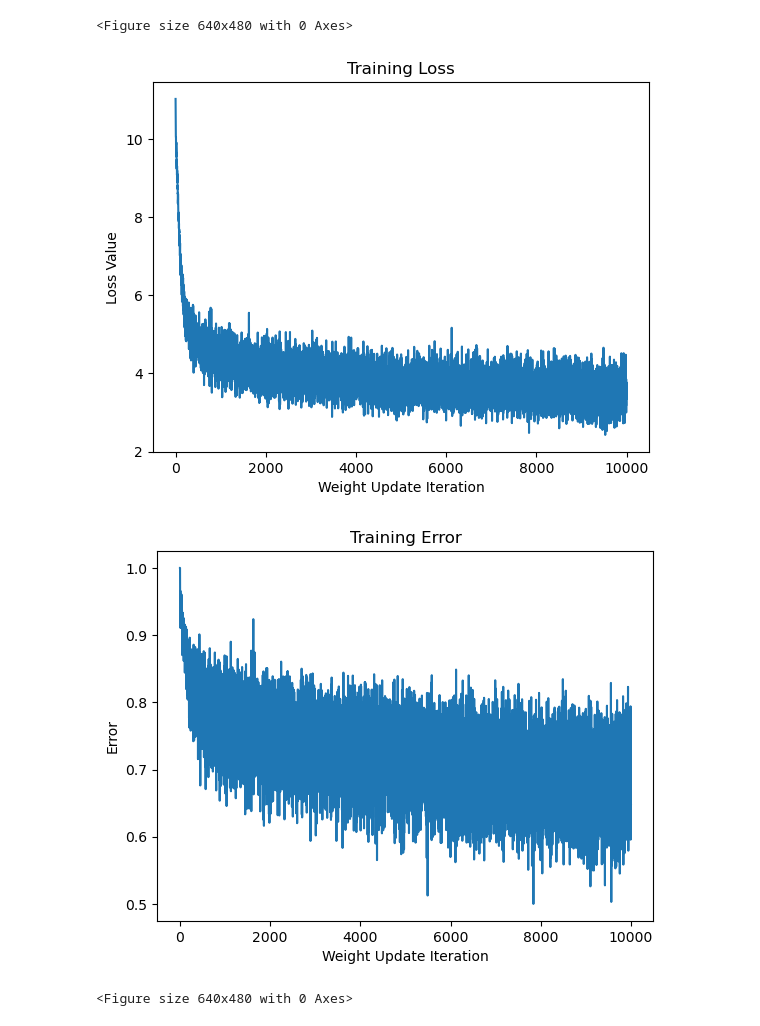
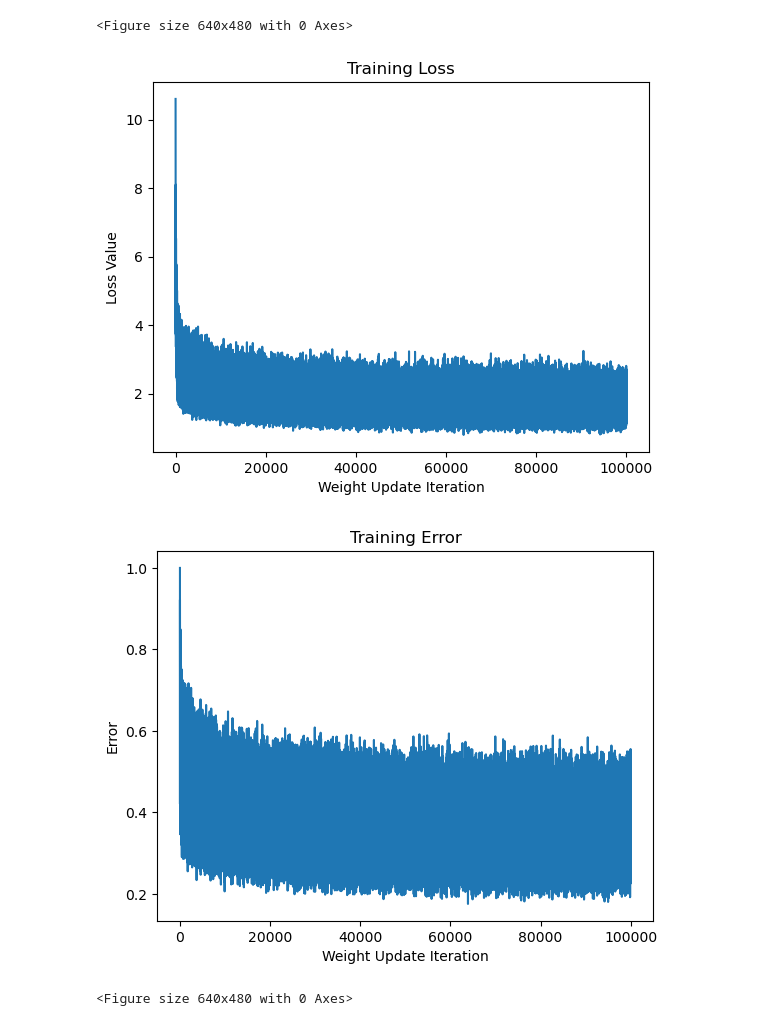
Before and after one commit to Scottskim30/ESE546Project, a Jupyter notebook: transformer.ipynb, the cells around one changed output. Cells and saved outputs as stored; diff of their text form; code cells hidden in the pictures.

```diff
--- a/transformer.ipynb
+++ b/transformer.ipynb
@@ -34,7 +34,9 @@ print(os.path.isdir(tokenized_dataset_path))
 
 def tokenization(example):
     from transformers import AutoTokenizer
-    tokenizer = AutoTokenizer.from_pretrained("EleutherAI/gpt-neo-125M")
+    # tokenizer = AutoTokenizer.from_pretrained("EleutherAI/gpt-neo-125M")
+    tokenizer = AutoTokenizer.from_pretrained("mistralai/Mistral-7B-v0.1")
+    # tokenizer.pad_token = tokenizer.eos_token
     tokenizer.pad_token = tokenizer.eos_token
     return tokenizer(example['text'], truncation=True)
 
@@ -46,7 +48,8 @@ def chunk_examples(examples):
     return {"text": chunks}
 
 def generate_tokenized_dataset(train: bool=True) -> DataLoader:
-    tokenizer = AutoTokenizer.from_pretrained("EleutherAI/gpt-neo-125M")
+    # tokenizer = AutoTokenizer.from_pretrained("EleutherAI/gpt-neo-125M")
+    tokenizer = AutoTokenizer.from_pretrained("mistralai/Mistral-7B-v0.1")
     tokenizer.pad_token = tokenizer.eos_token
     if train:
         dataset_type = "train"
@@ -71,6 +74,6 @@ def generate_tokenized_dataset(train: bool=True) -> DataLoader:
 
     tokenized_entries = tokenized_entries.remove_columns(["text"])
     data_collator = DataCollatorWithPadding(tokenizer=tokenizer, return_tensors="pt")
-    data_loader = DataLoader(tokenized_entries, batch_size=2, shuffle=True, collate_fn=data_collator)
+    data_loader = DataLoader(tokenized_entries, batch_size=4, shuffle=True, collate_fn=data_collator)
     return data_loader
 # %% [output]
@@ -78,6 +81,7 @@ True
 # %%
 from transformers import AutoTokenizer
-tokenizer = AutoTokenizer.from_pretrained("EleutherAI/gpt-neo-125M")
-tokenizer.pad_token = tokenizer.eos_token
+# tokenizer = AutoTokenizer.from_pretrained("EleutherAI/gpt-neo-125M")
+tokenizer = AutoTokenizer.from_pretrained("mistralai/Mistral-7B-v0.1")
+# tokenizer.pad_token = tokenizer.eos_token
 
 train_loader = generate_tokenized_dataset(True)
@@ -323,6 +338,7 @@ for epoch in range(num_epochs):
             if (x_val % 1000) == 0:
                 transformer_model.eval()
                 print('Iteration: {}/{}'.format(x_val, len(train_loader)))
+                scheduler.step()
 
                 # test_loss_accumulator = 0
                 # test_error_accumulator = 0
@@ -347,8 +363,8 @@ for epoch in range(num_epochs):
                 # validation_error_values.append((test_error_accumulator/num_validation_seq))
                 # validation_x_vals.append(x_val)
 
-            # if x_val==10000:
-            #     break
+            if x_val==100000:
+                break
 
             x_val +=1
 
@@ -389,37 +407,37 @@ Iteration: 621000/1059860
 # print(current_labels)
 # print(torch.argmax(output,dim=1))
 # test = [1,2,3,4,5]
 
 # training_error_values = [i.cpu().item() for i in training_error_values]
 # validation_error_values = [i.cpu().item() for i in validation_error_values]
 # validation_loss_values = [i.cpu().item() for i in validation_loss_values]
 x_vals = np.arange(x_val)
 
 plt.figure()
-plt.plot(x_vals,training_loss_values)
+plt.plot(x_vals[0:200000],training_loss_values[0:200000])
 plt.xlabel('Weight Update Iteration')
 plt.ylabel('Loss Value')
 plt.title('Training Loss')
 plt.figure()
-plt.plot(x_vals, training_error_values)
+plt.plot(x_vals[0:200000], training_error_values[0:200000])
 plt.xlabel('Weight Update Iteration')
 plt.ylabel('Error')
 plt.title('Training Error')
 plt.figure()
 # plt.plot(validation_x_vals, validation_loss_values)
 # plt.xlabel('Weight Update Iteration')
 # plt.ylabel('Loss Value')
 # plt.title('Validation Loss')
 # plt.figure()
 # plt.plot(validation_x_vals, validation_error_values)
 # plt.xlabel('Weight Update Iteration')
 # plt.ylabel('Error')
 # plt.title('Validation Error')
 # plt.show()
 # %% [output]
 <Figure size 640x480 with 0 Axes>
-[figure, old version]
+[figure, new version]
-[figure, old version]
+[figure, new version]
 <Figure size 640x480 with 0 Axes>
 # %%
 test_temperature = 0.9
```
Also changed, not shown: parts of 9 cells of this notebook.
